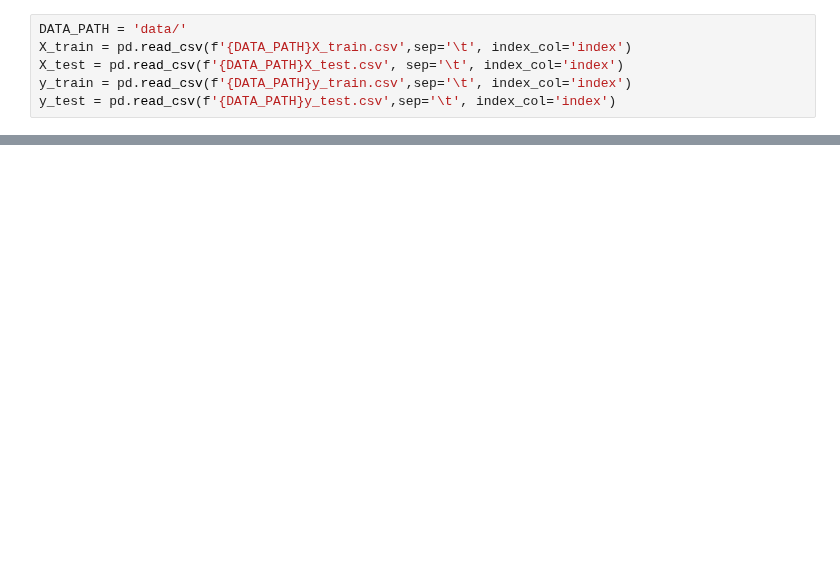
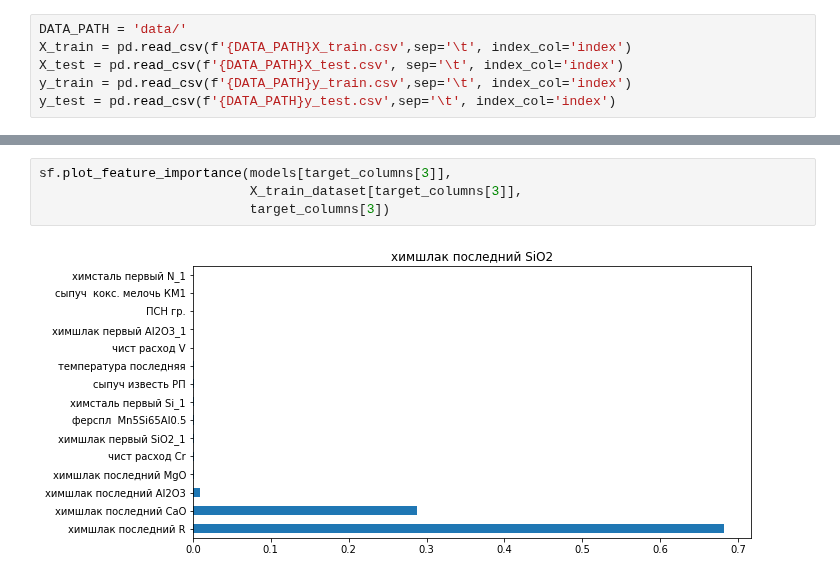
Before and after one commit to OnlyOneUseAcc/Evraz-SCC-prediction, a Jupyter notebook: GBR.ipynb, the cells around one changed output, grey strips where cells are left out. Drawn from its saved outputs; the diff is of its cells as text; blank space fills up the shorter version.

```diff
--- a/GBR.ipynb
+++ b/GBR.ipynb
@@ -83,0 +71,6 @@ AttributeError: 'Series' object has no attribute 'columns'
+# %%
+sf.plot_feature_importance(models[target_columns[3]],
+                           X_train_dataset[target_columns[3]],
+                           target_columns[3])
+# %% [output]
+[figure, added]
```
Also changed, not shown: parts of 14 cells of this notebook, 10 other files.
